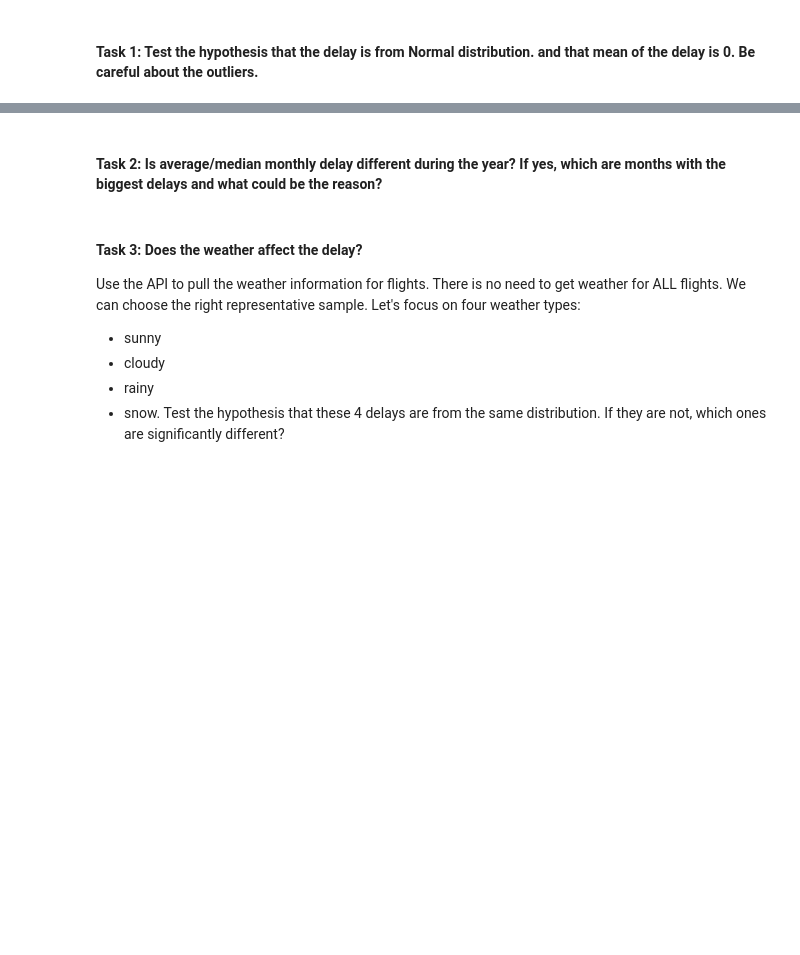
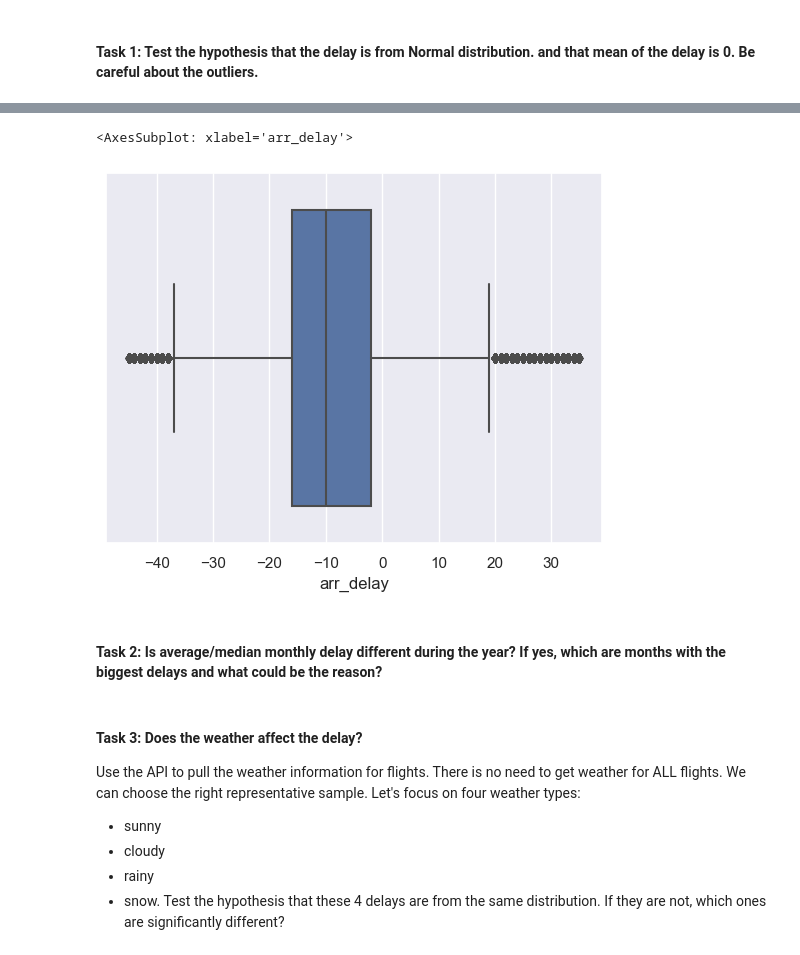
Before and after one commit to jdormaar/Flight-Delays, a Jupyter notebook: Workbook/exploratory_analysis.ipynb, the cells around one changed output, grey strips where cells are left out. Saved outputs shown, nothing was run; the diff lists cells and outputs as text; code cells hidden in the pictures; blank space fills up the shorter version.

```diff
--- a/Workbook/exploratory_analysis.ipynb
+++ b/Workbook/exploratory_analysis.ipynb
@@ -177,0 +341,5 @@ pa_df_missing_data.head(20)
+# %%
+sns.boxplot(x=fl_df_clean['arr_delay'])
+# %% [output]
+<AxesSubplot: xlabel='arr_delay'>
+[figure, added]
```
Also changed, not shown: parts of 22 cells of this notebook.
